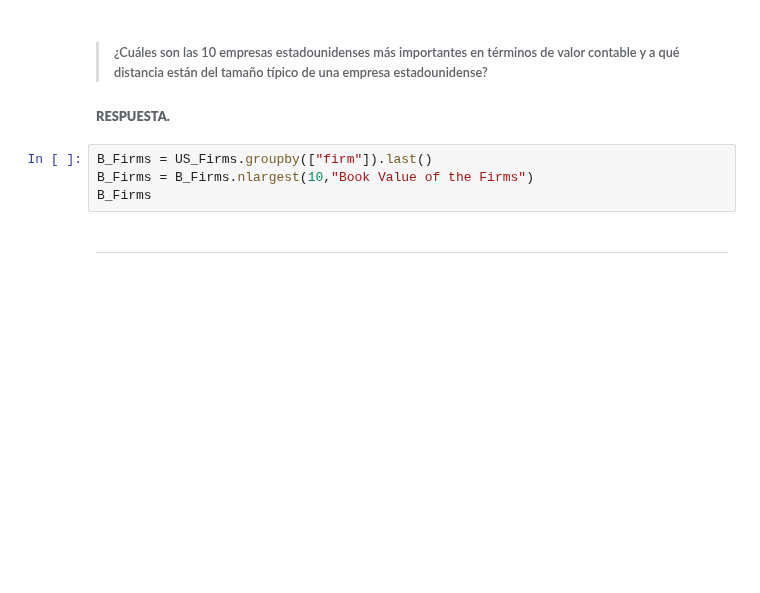
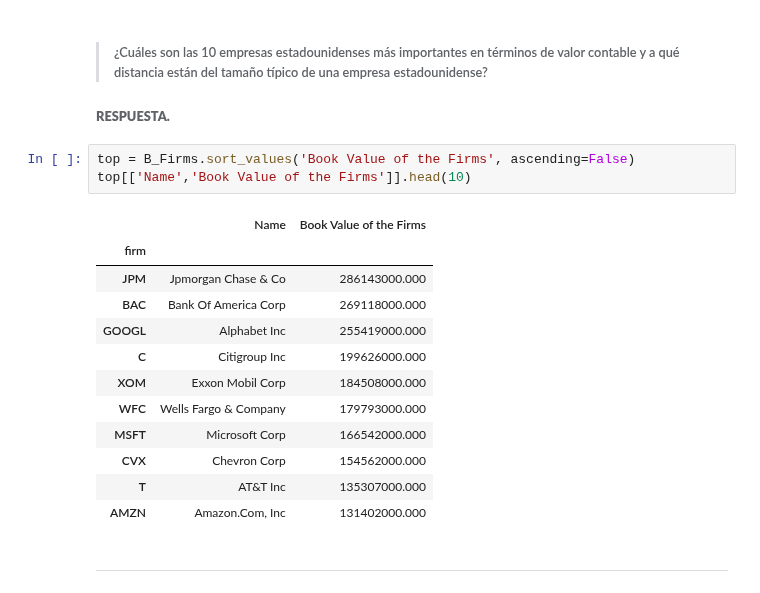
Before and after one commit to AnHrt/StatisticsII, a Jupyter notebook: Statistics/A01369984_BCase.ipynb, the cells around one changed output. Saved outputs shown, nothing was run; the diff lists cells and outputs as text; blank space fills up the shorter version.

```diff
--- a/Statistics/A01369984_BCase.ipynb
+++ b/Statistics/A01369984_BCase.ipynb
@@ -380,10 +469,22 @@ B_Firms
 # %% [markdown]
 >###### ¿Cuáles son las 10 empresas estadounidenses más importantes en términos de valor contable y a qué distancia están del tamaño típico de una empresa estadounidense?
 ###### **RESPUESTA.**
-# %%
-B_Firms = US_Firms.groupby(["firm"]).last()
-B_Firms = B_Firms.nlargest(10,"Book Value of the Firms")
-B_Firms
+# %%
+top = B_Firms.sort_values('Book Value of the Firms', ascending=False)
+top[['Name','Book Value of the Firms']].head(10)
+# %% [output]
+|  | Name | Book Value of the Firms |
+| firm |  |  |
+| JPM | Jpmorgan Chase & Co | 286143000.000 |
+| BAC | Bank Of America Corp | 269118000.000 |
+| GOOGL | Alphabet Inc | 255419000.000 |
+| C | Citigroup Inc | 199626000.000 |
+| XOM | Exxon Mobil Corp | 184508000.000 |
+| WFC | Wells Fargo & Company | 179793000.000 |
+| MSFT | Microsoft Corp | 166542000.000 |
+| CVX | Chevron Corp | 154562000.000 |
+| T | AT&T Inc | 135307000.000 |
+| AMZN | Amazon.Com, Inc | 131402000.000 |
 # %% [markdown]
 ---
 # %% [markdown]
```
Also changed, not shown: parts of 26 cells of this notebook.
